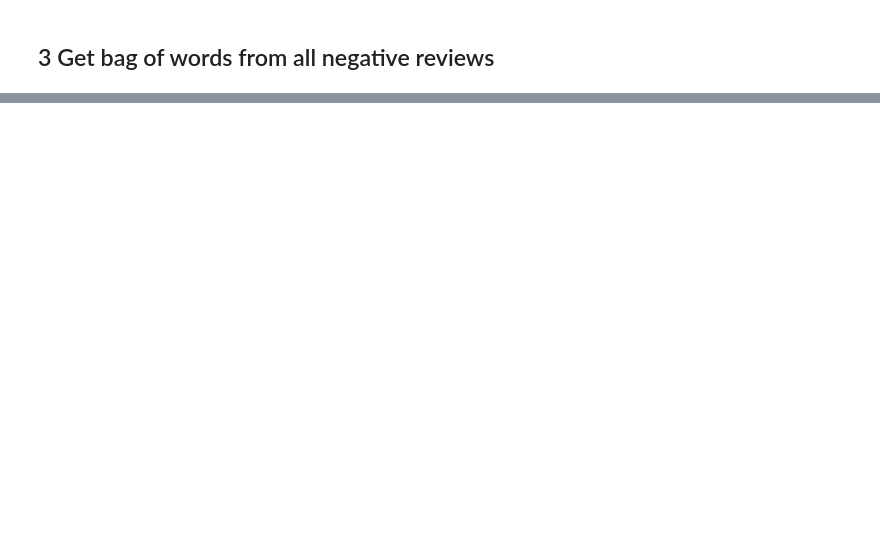
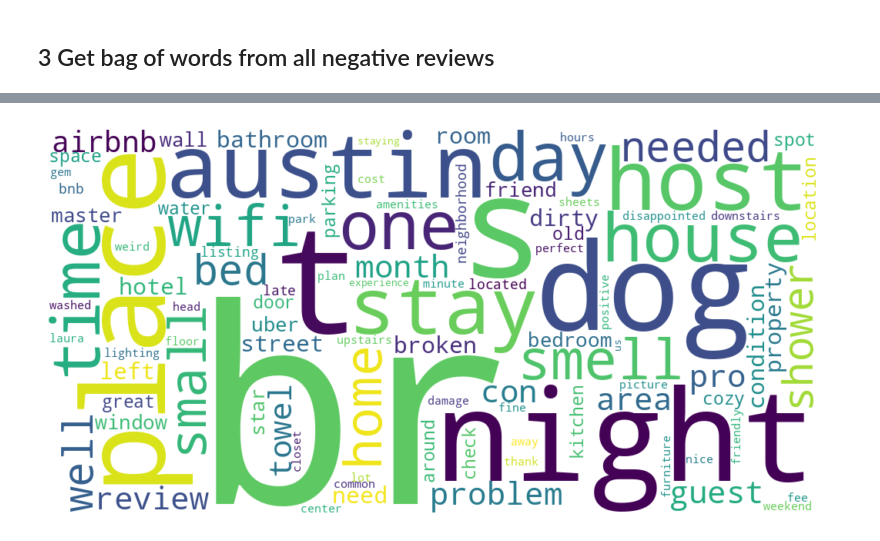
Before and after one commit to nortonvanz/Rio_Airbnb, a Jupyter notebook: NPS_Texas_Airbnb_c1.ipynb, the cells around one changed output, grey strips where cells are left out. Saved outputs shown, nothing was run; the diff lists cells and outputs as text; code cells hidden in the pictures; blank space fills up the shorter version.

Commit message:
Bag of Words implemented

```diff
--- a/NPS_Texas_Airbnb_c1.ipynb
+++ b/NPS_Texas_Airbnb_c1.ipynb
@@ -433,0 +452,8 @@ KeyboardInterrupt: ignored
+# %%
+# Create dataset lighter just with negative reviews
+neg_rev = spark.sql('''
+          SELECT
+            *
+          FROM reviews_w_sentiments
+          WHERE sentiment = 'Negative'
+        ''')
@@ -438,0 +488,3 @@ KeyboardInterrupt: ignored
+# %%
+#get 100 rows to get its comments as as sample
+neg_rev_sample = neg_rev.limit(300)
@@ -438,0 +510,45 @@ KeyboardInterrupt: ignored
+# %%
+# Define Tokenizer
+tokenizer = Tokenizer(inputCol="comments", outputCol="words")
+
+# Remove stopwords from the "words" column
+stop_words = set(stopwords.words("english"))
+
+#remove also the word 'br', very frequent
+stop_words.add('br')
+
+# Create remover
+stopwords_remover = StopWordsRemover(inputCol="words", outputCol="filtered_words", stopWords=list(stop_words))
+
+# Count the term frequencies in the "filtered_words" column
+count_vectorizer = CountVectorizer(inputCol="filtered_words", outputCol="features")
+
+# Create a pipeline to execute the stages in order
+pipeline = Pipeline(stages=[tokenizer, stopwords_remover, count_vectorizer])
+
+# Fit the pipeline on the DataFrame
+model = pipeline.fit(neg_rev_sample.select("comments"))
+
+# Transform the DataFrame to get the bag of words representation
+result = model.transform(neg_rev_sample.select("comments"))
+
+# Display the result
+# result.select("comments", "features").show(5, truncate=False)
+
+# Extract the vocabulary and term frequency vectors
+vocabulary = model.stages[-1].vocabulary
+term_frequencies = result.select("features").collect()[0]["features"].toArray()
+
+# Convert to a text string for WordCloud
+wordcloud_text = " ".join([vocabulary[i] for i in range(len(vocabulary))])
+
+# Generate WordCloud with adjusted parameters
+wordcloud = WordCloud(width=1000, height=500, max_words=100, background_color="white").generate_from_text(wordcloud_text)
+
+# Display the WordCloud
+plt.figure(figsize=(10, 5))
+plt.imshow(wordcloud, interpolation="bilinear")
+plt.axis("off")
+plt.show()
+# %% [output]
+[figure, added]
```
Also changed, not shown: parts of 24 cells of this notebook.
